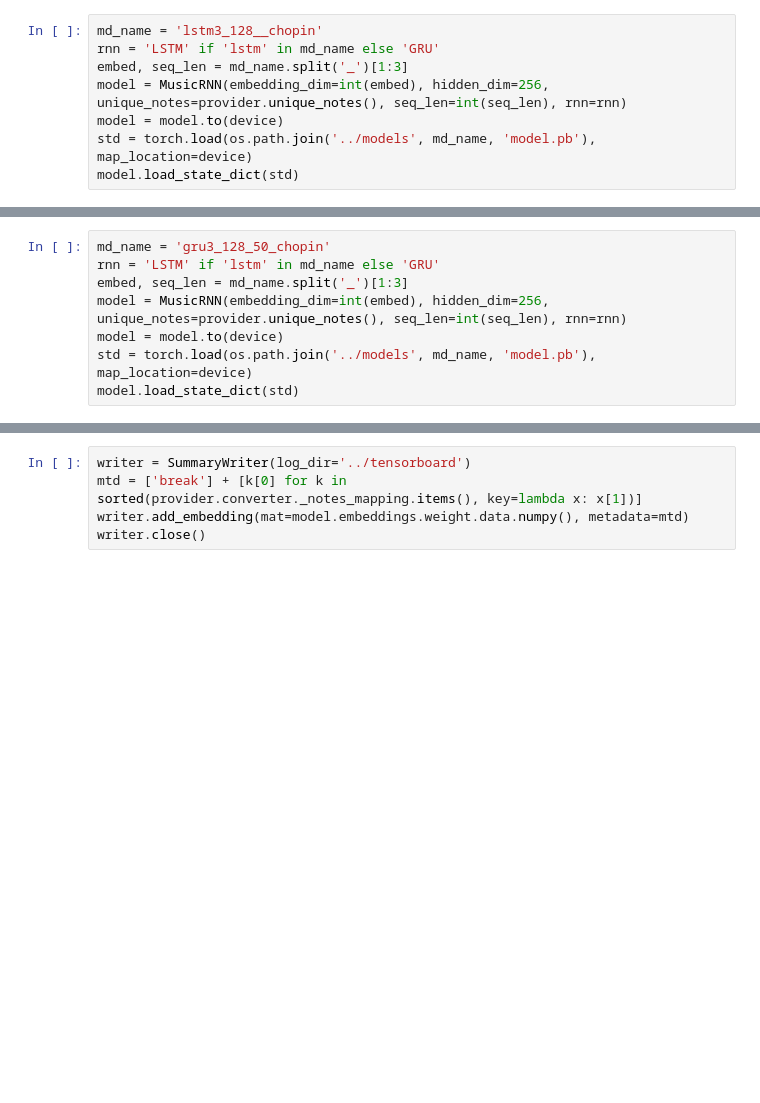
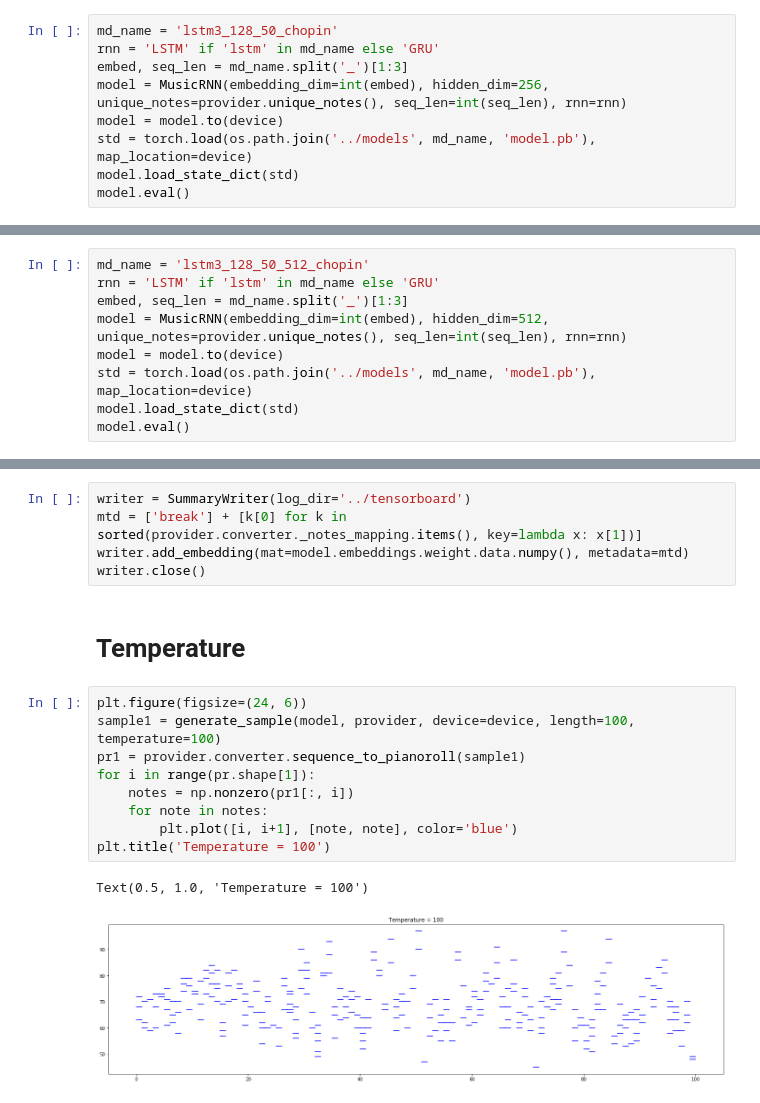
Before and after one commit to bpaszko/MGU-rnn, a Jupyter notebook: notebooks/network.ipynb, the cells around one changed output, grey strips where cells are left out. Cells and saved outputs as stored; diff of their text form; blank space fills up the shorter version.

Commit message:
plots

```diff
--- a/notebooks/network.ipynb
+++ b/notebooks/network.ipynb
@@ -316,11 +316,12 @@ plt.show()
 # %% [output]
 [figure]
 # %%
-md_name = 'lstm3_128__chopin'
+md_name = 'lstm3_128_50_chopin'
 rnn = 'LSTM' if 'lstm' in md_name else 'GRU'
 embed, seq_len = md_name.split('_')[1:3]
 model = MusicRNN(embedding_dim=int(embed), hidden_dim=256, unique_notes=provider.unique_notes(), seq_len=int(seq_len), rnn=rnn)
 model = model.to(device)
 std = torch.load(os.path.join('../models', md_name, 'model.pb'), map_location=device)
 model.load_state_dict(std)
+model.eval()
 # %% [output]
@@ -346,11 +356,12 @@ for j in range(10):
 # %% [markdown]
 # Tensorboard
 # %%
-md_name = 'gru3_128_50_chopin'
+md_name = 'lstm3_128_50_512_chopin'
 rnn = 'LSTM' if 'lstm' in md_name else 'GRU'
 embed, seq_len = md_name.split('_')[1:3]
-model = MusicRNN(embedding_dim=int(embed), hidden_dim=256, unique_notes=provider.unique_notes(), seq_len=int(seq_len), rnn=rnn)
+model = MusicRNN(embedding_dim=int(embed), hidden_dim=512, unique_notes=provider.unique_notes(), seq_len=int(seq_len), rnn=rnn)
 model = model.to(device)
 std = torch.load(os.path.join('../models', md_name, 'model.pb'), map_location=device)
 model.load_state_dict(std)
+model.eval()
 # %% [output]
@@ -360,3 +380,17 @@ writer = SummaryWriter(log_dir='../tensorboard')
 mtd = ['break'] + [k[0] for k in sorted(provider.converter._notes_mapping.items(), key=lambda x: x[1])]
 writer.add_embedding(mat=model.embeddings.weight.data.numpy(), metadata=mtd)
 writer.close()
+# %% [markdown]
+# Temperature
+# %%
+plt.figure(figsize=(24, 6))
+sample1 = generate_sample(model, provider, device=device, length=100, temperature=100)
+pr1 = provider.converter.sequence_to_pianoroll(sample1)
+for i in range(pr.shape[1]):
+    notes = np.nonzero(pr1[:, i])
+    for note in notes:
+        plt.plot([i, i+1], [note, note], color='blue')
+plt.title('Temperature = 100')
+# %% [output]
+Text(0.5, 1.0, 'Temperature = 100')
+[figure, added]
```
Also changed, not shown: parts of 4 cells of this notebook, 1 other file.
